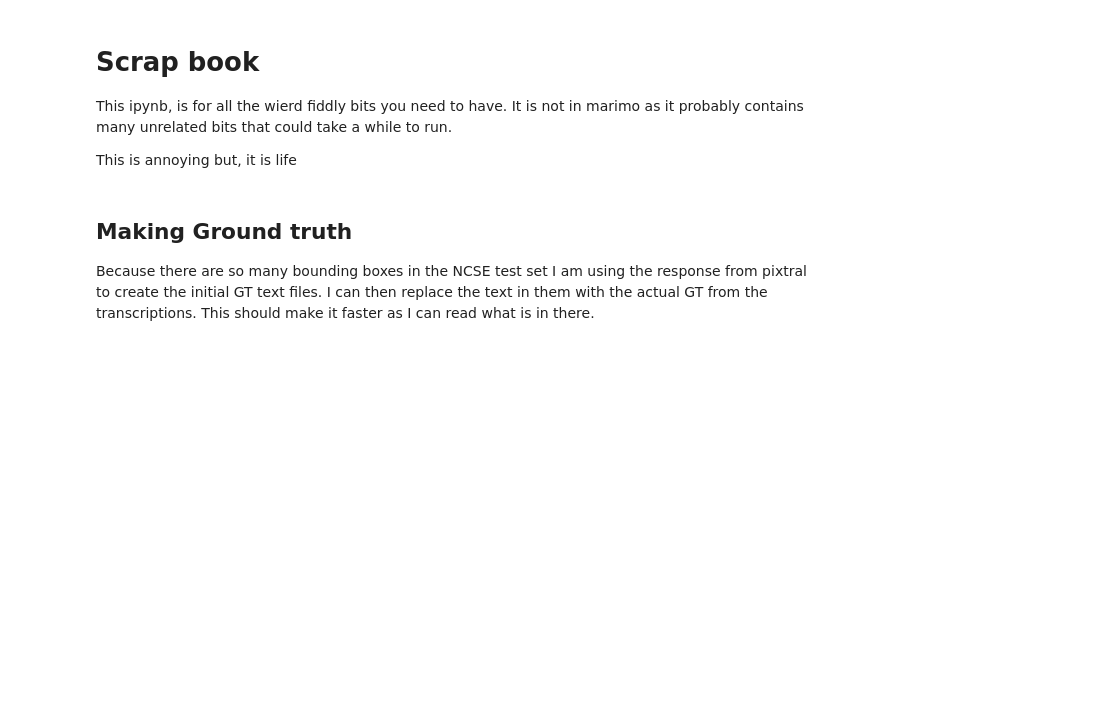
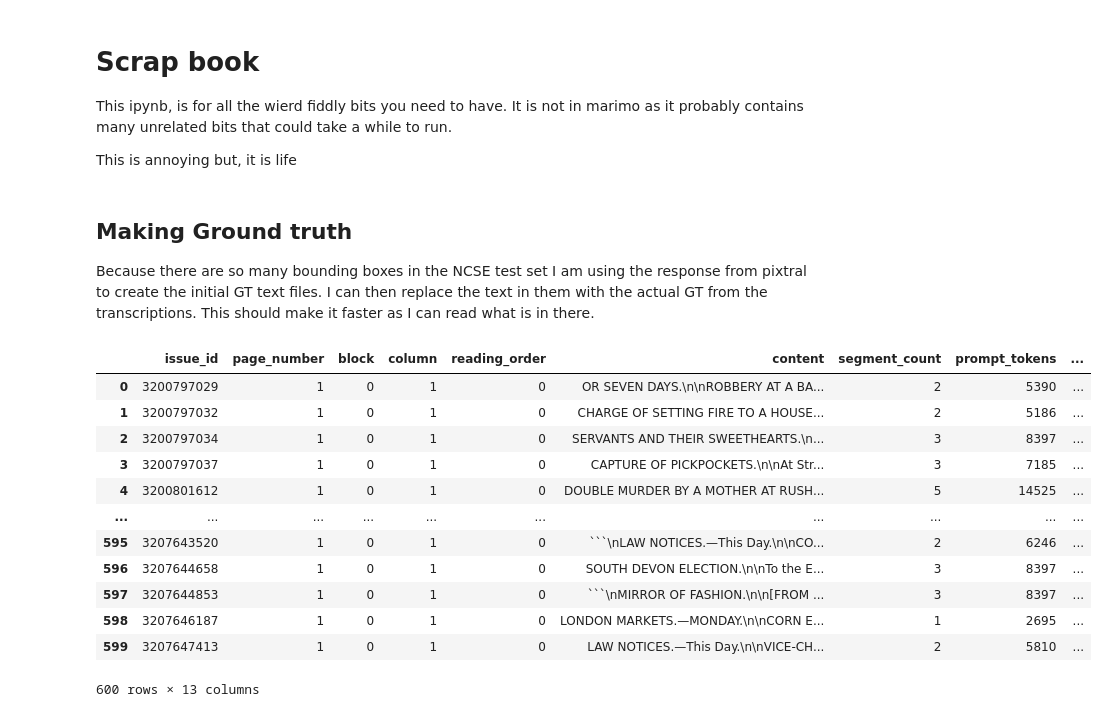
Before and after one commit to JonnoB/reading_the_unreadable, a Jupyter notebook: scrapbook.ipynb, the cells around one changed output. Saved outputs shown, nothing was run; the diff lists cells and outputs as text; code cells hidden in the pictures; blank space fills up the shorter version.

````diff
--- a/scrapbook.ipynb
+++ b/scrapbook.ipynb
@@ -25,4 +39,31 @@ os.makedirs(bbox_transcripts_path, exist_ok=True)
 # %%
+
+
+pixtral_BLN_test_response_path = 'data/download_jobs/experiments/dataframe/BLN600_deskew_True_max_ratio_1.csv'
+
+pixtral_response_df = pd.read_csv(pixtral_BLN_test_response_path)
+
+bbox_transcripts_path = 'data/model_performance/BLN_pixtral'
+
+os.makedirs(bbox_transcripts_path, exist_ok=True)
+# Rename the files so that it harmonsies with the other file names.. it is annnouying this has to be to done but is not important enough to fix
+pixtral_response_df['filename'] = pixtral_response_df['issue_id'].astype(str) + '.txt'
 for index, row in pixtral_response_df.iterrows():
     with open(os.path.join(bbox_transcripts_path , row['filename']), 'w') as file:  # 'w' for text mode
         file.write(row['content'])
+# %%
+pixtral_response_df
+# %% [output]
+|  | issue_id | page_number | block | column | reading_order | content | segment_count | prompt_tokens | ... |
+| 0 | 3200797029 | 1 | 0 | 1 | 0 | OR SEVEN DAYS.\n\nROBBERY AT A BA... | 2 | 5390 | ... |
+| 1 | 3200797032 | 1 | 0 | 1 | 0 | CHARGE OF SETTING FIRE TO A HOUSE... | 2 | 5186 | ... |
+| 2 | 3200797034 | 1 | 0 | 1 | 0 | SERVANTS AND THEIR SWEETHEARTS.\n... | 3 | 8397 | ... |
+| 3 | 3200797037 | 1 | 0 | 1 | 0 | CAPTURE OF PICKPOCKETS.\n\nAt Str... | 3 | 7185 | ... |
+| 4 | 3200801612 | 1 | 0 | 1 | 0 | DOUBLE MURDER BY A MOTHER AT RUSH... | 5 | 14525 | ... |
+| ... | ... | ... | ... | ... | ... | ... | ... | ... | ... |
+| 595 | 3207643520 | 1 | 0 | 1 | 0 | ```\nLAW NOTICES.—This Day.\n\nCO... | 2 | 6246 | ... |
+| 596 | 3207644658 | 1 | 0 | 1 | 0 | SOUTH DEVON ELECTION.\n\nTo the E... | 3 | 8397 | ... |
+| 597 | 3207644853 | 1 | 0 | 1 | 0 | ```\nMIRROR OF FASHION.\n\n[FROM ... | 3 | 8397 | ... |
+| 598 | 3207646187 | 1 | 0 | 1 | 0 | LONDON MARKETS.—MONDAY.\n\nCORN E... | 1 | 2695 | ... |
+| 599 | 3207647413 | 1 | 0 | 1 | 0 | LAW NOTICES.—This Day.\n\nVICE-CH... | 2 | 5810 | ... |
+600 rows × 13 columns
````
Also changed, not shown: parts of 6 cells of this notebook, 5 other files.
